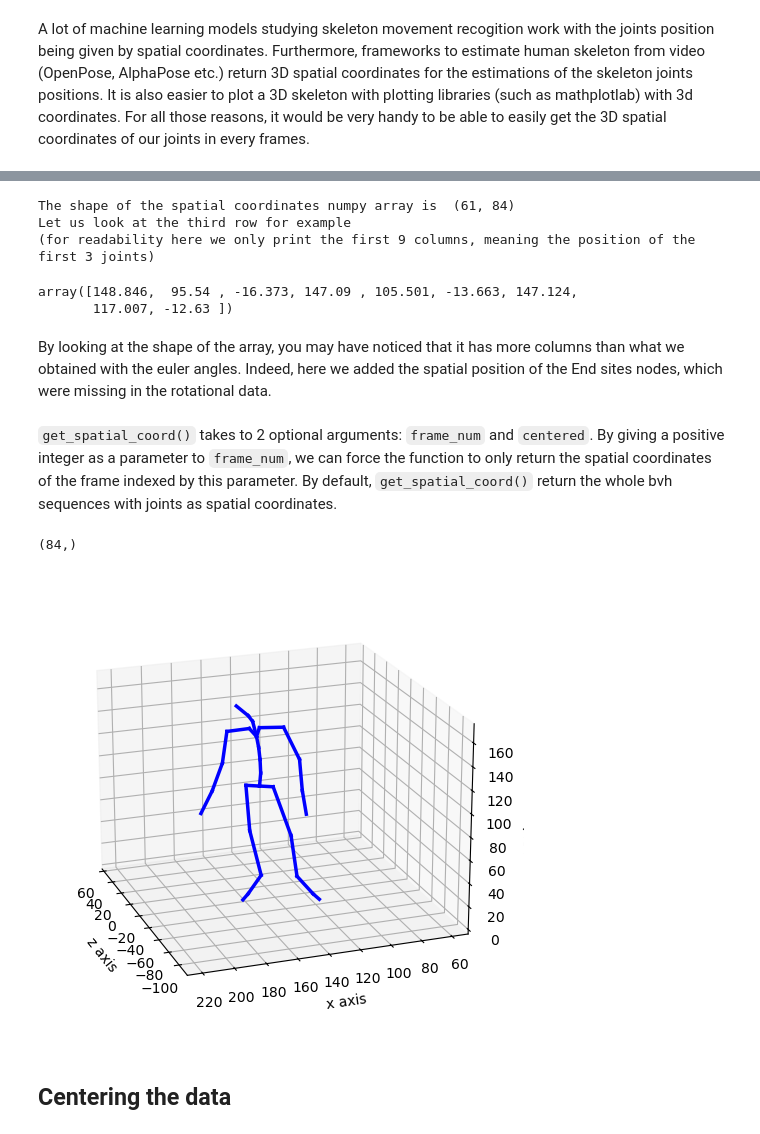
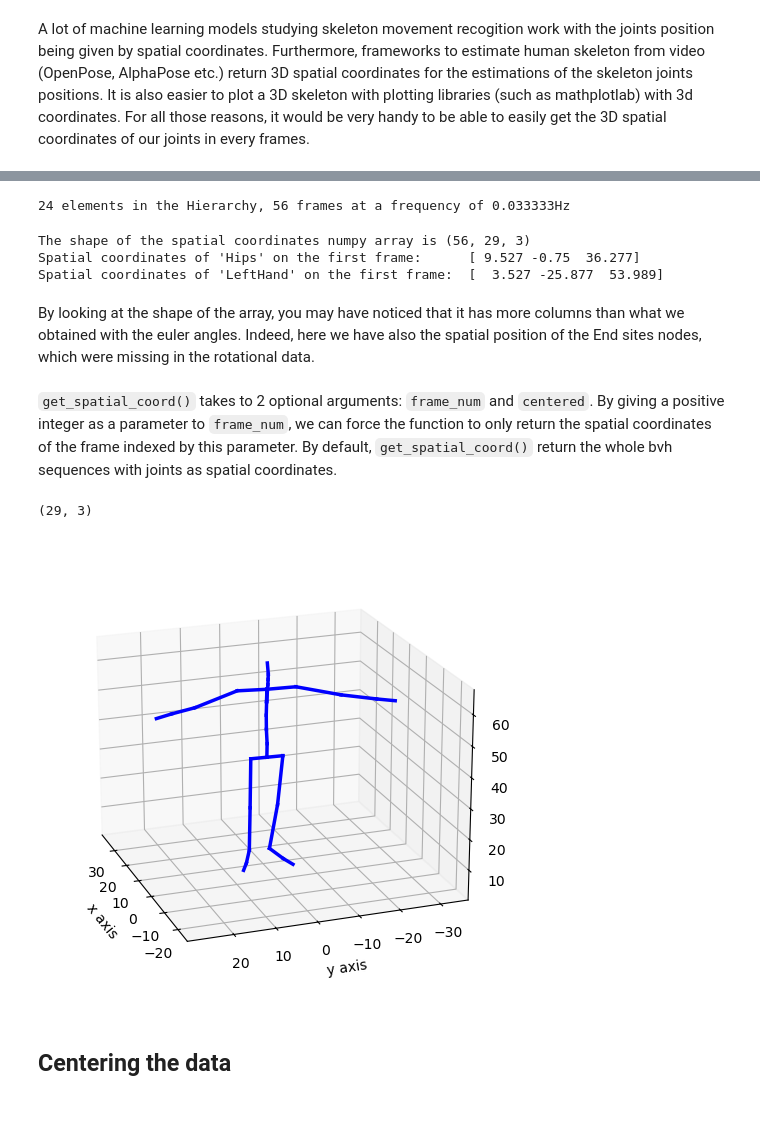
Before and after one commit to VictorS-67/pybvh, a Jupyter notebook: tutorials/2.Spatial_coordinates.ipynb, the cells around one changed output, grey strips where cells are left out. Saved outputs shown, nothing was run; the diff lists cells and outputs as text; code cells hidden in the pictures.

Commit message:
Changed internal data representation for better numpy format. Not compatible with previous version.

```diff
--- a/tutorials/2.Spatial_coordinates.ipynb
+++ b/tutorials/2.Spatial_coordinates.ipynb
@@ -23,33 +23,34 @@ We can obtain a raw numpy array containing the spatial coordinates using the bvh
 # %%
-filepath = bvh_folder / 'bvh_test2.bvh'
+filepath = bvh_folder / 'bvh_test1.bvh'
+bvh = pybvh.read_bvh_file(filepath)
 
-bvh_example = pybvh.read_bvh_file(filepath)
+print(bvh)
+# %% [output]
+24 elements in the Hierarchy, 56 frames at a frequency of 0.033333Hz
 # %%
-spatial_coord = bvh_example.get_spatial_coord()
-print('The shape of the spatial coordinates numpy array is ', spatial_coord.shape)
-print('Let us look at the third row for example')
-print("(for readability here we only print the first 9 columns, meaning the position of the first 3 joints)")
-spatial_coord[2, :9]
+spatial_coord = bvh.get_spatial_coord()
+print('The shape of the spatial coordinates numpy array is', spatial_coord.shape)
+
+print(f"Spatial coordinates of 'Hips' on the first frame:      {spatial_coord[0, bvh.name2idx["Hips"], :]}")
+print(f"Spatial coordinates of 'LeftHand' on the first frame:  {spatial_coord[0, bvh.name2idx["LeftHand"], :]}")
 # %% [output]
-The shape of the spatial coordinates numpy array is  (61, 84)
-Let us look at the third row for example
-(for readability here we only print the first 9 columns, meaning the position of the first 3 joints)
+The shape of the spatial coordinates numpy array is (56, 29, 3)
+Spatial coordinates of 'Hips' on the first frame:      [ 9.527 -0.75  36.277]
+Spatial coordinates of 'LeftHand' on the first frame:  [  3.527 -25.877  53.989]
-array([148.846,  95.54 , -16.373, 147.09 , 105.501, -13.663, 147.124,
-       117.007, -12.63 ])
 # %% [markdown]
-By looking at the shape of the array, you may have noticed that it has more columns than what we obtained with the euler angles. Indeed, here we added the spatial position of the End sites nodes, which were missing in the rotational data.
+By looking at the shape of the array, you may have noticed that it has more columns than what we obtained with the euler angles. Indeed, here we have also the spatial position of the End sites nodes, which were missing in the rotational data.
 # %% [markdown]
 `get_spatial_coord()` takes to 2 optional arguments: `frame_num` and `centered`. By giving a positive integer as a parameter to `frame_num`, we can force the function to only return the spatial coordinates of the frame indexed by this parameter. By default, `get_spatial_coord()` return the whole bvh sequences with joints as spatial coordinates.
 # %%
-spatial_frame = bvh_example.get_spatial_coord(frame_num=5)
+spatial_frame = bvh.get_spatial_coord(frame_num=5)
 spatial_frame.shape
 # %% [output]
-(84,)
+(29, 3)
 # %%
-fig, ax = pybvh.plot.plot_frame(bvh_example, spatial_frame)
+fig, ax = pybvh.plot.plot_frame(bvh, spatial_frame)
 plt.show()
 # %% [output]
-[figure, old version]
+[figure, new version]
 # %% [markdown]
 ## Centering the data
 # %% [markdown]
```
Also changed, not shown: parts of 9 cells of this notebook, 11 other files.
